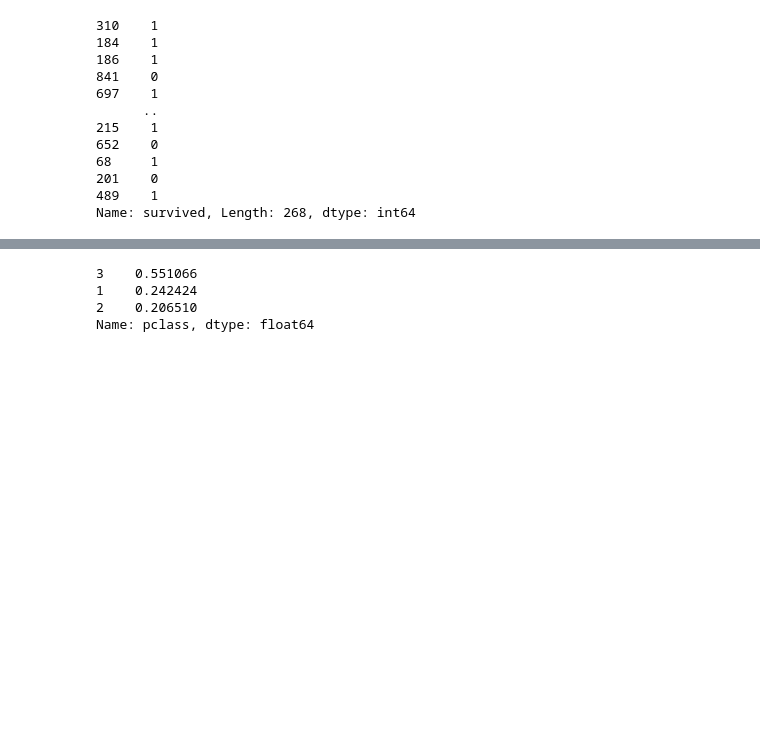
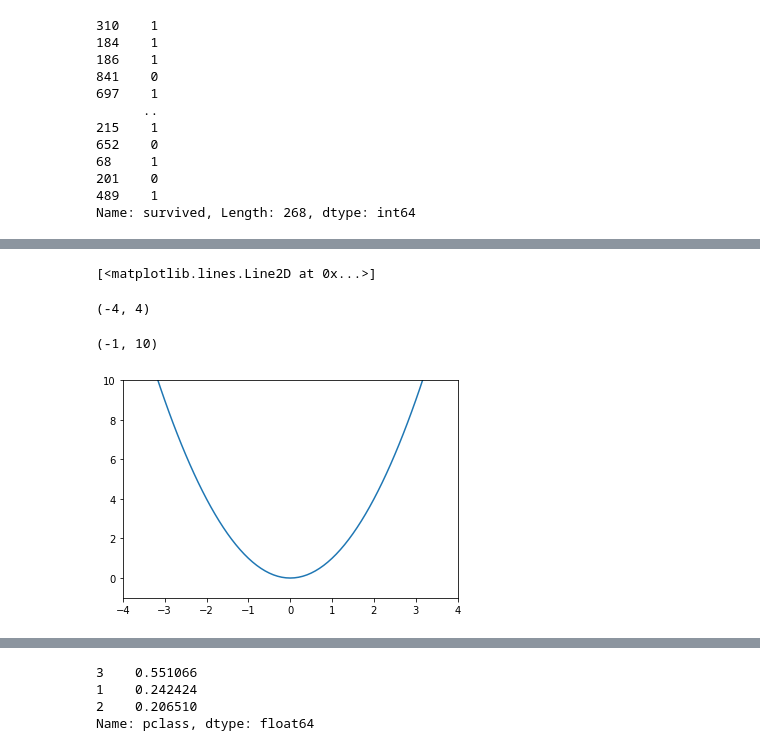
Before and after one commit to spk104/spklearn-ml, a Jupyter notebook: Class 11_Feb 09.ipynb, the cells around one changed output, grey strips where cells are left out. Drawn from its saved outputs; the diff is of its cells as text; code cells hidden in the pictures; blank space fills up the shorter version.

```diff
--- a/Class 11_Feb 09.ipynb
+++ b/Class 11_Feb 09.ipynb
@@ -116,0 +393,12 @@ array([3, 1, 3, 1, 3, 3, 1, 3, 3, 2, 3, 1, 3, 3, 3, 2, 3, 2, 3, 3, 2, 2,
+# %%
+x = np.arange(-10, 11, 0.1)
+fx = x ** 2
+
+plt.plot(x, fx)
+plt.xlim(-4, 4)
+plt.ylim(-1, 10)
+# %% [output]
+[<matplotlib.lines.Line2D at 0x...>]
+(-4, 4)
+(-1, 10)
+[figure, added]
```
Also changed, not shown: parts of 72 cells of this notebook, 25 other files.
